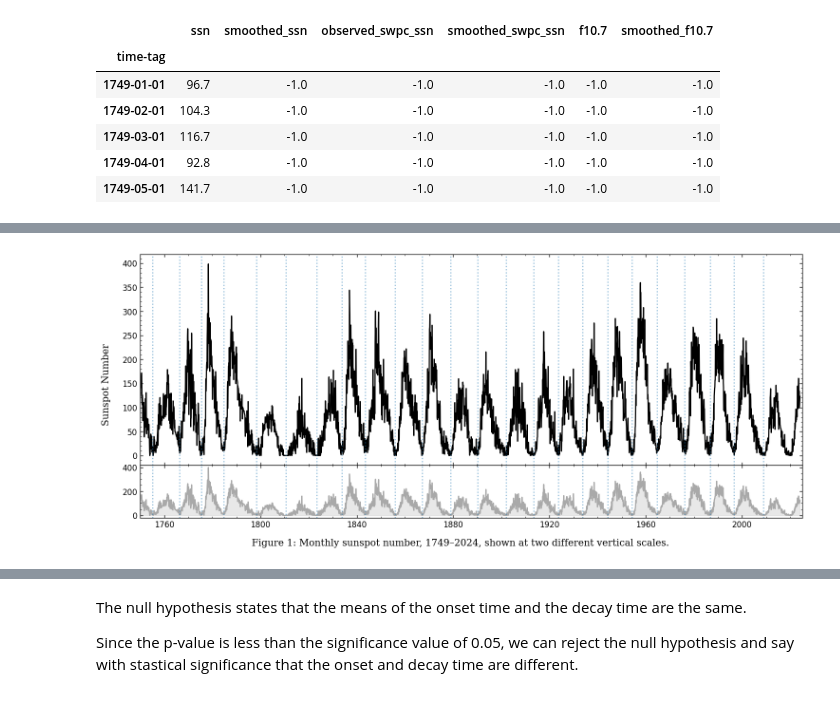
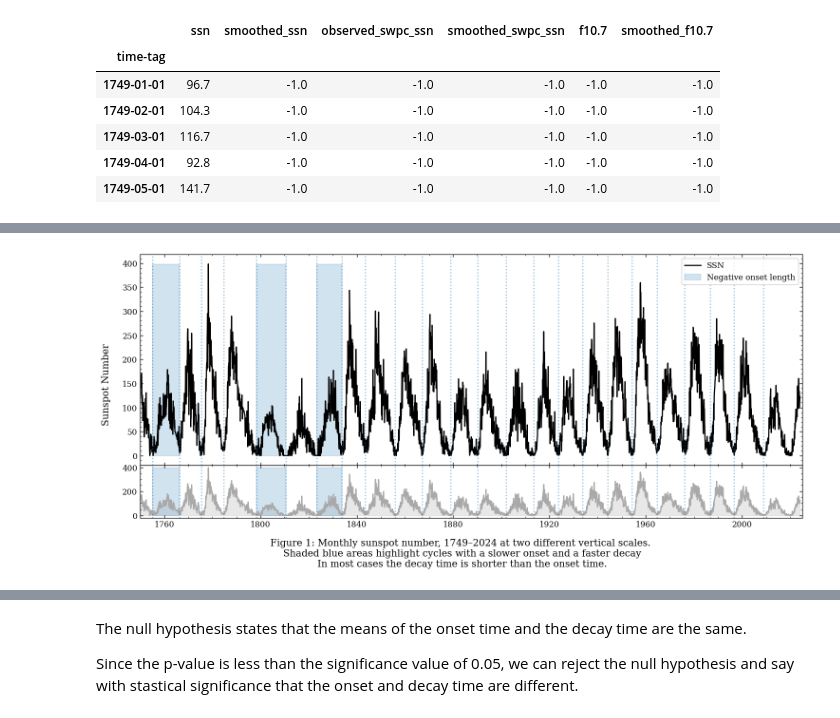
Before and after one commit to levetation/Solar-Cycles, a Jupyter notebook: SolarCycle.ipynb, the cells around one changed output, grey strips where cells are left out. Saved outputs shown, nothing was run; the diff lists cells and outputs as text; code cells hidden in the pictures.

Commit message:
Figure heading updates

```diff
--- a/SolarCycle.ipynb
+++ b/SolarCycle.ipynb
@@ -47,7 +47,9 @@ SolarCycles1to24['End'] = SolarCycles1to24['Start'].shift(-1) # creating a 'Cycl
 SolarCycles1to24['End'].iloc[-1] = '2019-12-01' # Inserting date of start of current solar cycle
 SolarCycles1to24['Decay time (Years)'] = ((pd.to_datetime(SolarCycles1to24['End']) - pd.to_datetime(SolarCycles1to24['Max'])).dt.days) / 365
 SolarCycles1to24['Cycle length (Years)'] = ((pd.to_datetime(SolarCycles1to24['End']) - pd.to_datetime(SolarCycles1to24['Start'])).dt.days) / 365
-SolarCycles1to24['Onset-Decay Difference (Years)'] = abs(SolarCycles1to24['Onset time (Years)'] - SolarCycles1to24['Decay time (Years)'])
+
+# Expect that decay time is longer. Therefore decay - onset. If value is negative onset time is longer.
+SolarCycles1to24['Onset-Decay Difference (Years)'] =  SolarCycles1to24['Decay time (Years)'] - SolarCycles1to24['Onset time (Years)']
 
 # Display data
 SolarCycles1to24.tail()
@@ -59,3 +61,6 @@ SolarCycles1to24.tail()
 | Solar cycle 22 | 1986-09-01 | 13.5 | 1989-11-01 | 213 | 106 | 24-02 | ... |
 | Solar cycle 23 | 1996-08-01 | 11.2 | 2001-11-01 | 180 | 82 | 24-03 | ... |
 | Solar cycle 24 | 2008-12-01 | 2.2 | 2014-04-01 | 116 | 49 | 24-04 | ... |
+# %%
+longer_onset = SolarCycles1to24[(SolarCycles1to24['Onset-Decay Difference (Years)'] < 0)]
+longer_onset
@@ -65,35 +76,48 @@ fig, (a0, a1) = plt.subplots(
     figsize=(15, 6),
     gridspec_kw={'height_ratios': [2, 0.5]},
     sharex=True,
     dpi=120
 )
 
 # Plotting data
 a0.plot(ssn_data.index, ssn_data['ssn'], label='SSN', color='k')
 a1.plot(ssn_data.index, ssn_data['ssn'], label='SSN', color='darkgray', alpha=1.0)
 a1.fill_between(ssn_data.index, ssn_data['ssn'], color='lightgray', alpha=0.5)
 
 # Plotting cycle start dates
 for figure in (a0, a1):
     for start_date in SolarCycles1to24['Start']:
         figure.axvline(x=pd.Timestamp(start_date), color='tab:blue', linestyle=':', alpha=0.5)
 
+    for start, end in zip(longer_onset['Start'], longer_onset['End']):
+        figure.fill_betweenx([ssn_data['ssn'].min(), ssn_data['ssn'].max()], pd.Timestamp(start), pd.Timestamp(end),
+                             color='tab:blue', alpha=.2, label='Negative onset length')
+
+
 # Labelling
 plt.rc('font', family='serif')
-fig.suptitle("Figure 1: Monthly sunspot number, 1749–2024, shown at two different vertical scales.", y=0.05)
 for figure in (a0, a1):
     figure.set_xlim(pd.Timestamp("1750-01-01"), pd.Timestamp("2024-12-31"))
     figure.tick_params(axis="y", direction="in", which='major', right=True)
     figure.tick_params(axis="y", direction="in", which='minor', right=True)
     figure.tick_params(axis="x", direction="in", which='major', top=True)
     figure.tick_params(axis="x", direction="in", which='minor', top=True)
     figure.xaxis.set_minor_locator(AutoMinorLocator())
     figure.yaxis.set_minor_locator(AutoMinorLocator())
 plt.subplots_adjust(hspace=0)
+
+fig.suptitle("Figure 1: Monthly sunspot number, 1749–2024 at two different vertical scales.\n Shaded blue areas highlight cycles with a slower onset and a faster decay\n In most cases the decay time is shorter than the onset time.", y=0.05)
 fig.supylabel('Sunspot Number', x=0.08)
+
+def legend_without_duplicate_labels(ax):
+    handles, labels = ax.get_legend_handles_labels()
+    unique = [(h, l) for i, (h, l) in enumerate(zip(handles, labels)) if l not in labels[:i]]
+    ax.legend(*zip(*unique))
+
+legend_without_duplicate_labels(a0)
 plt.show()
 # %% [output]
-[figure, old version]
+[figure, new version]
 # %%
 fig, (a0, a1, a2) = plt.subplots(
     1, 3,
```
Also changed, not shown: parts of 5 cells of this notebook.
